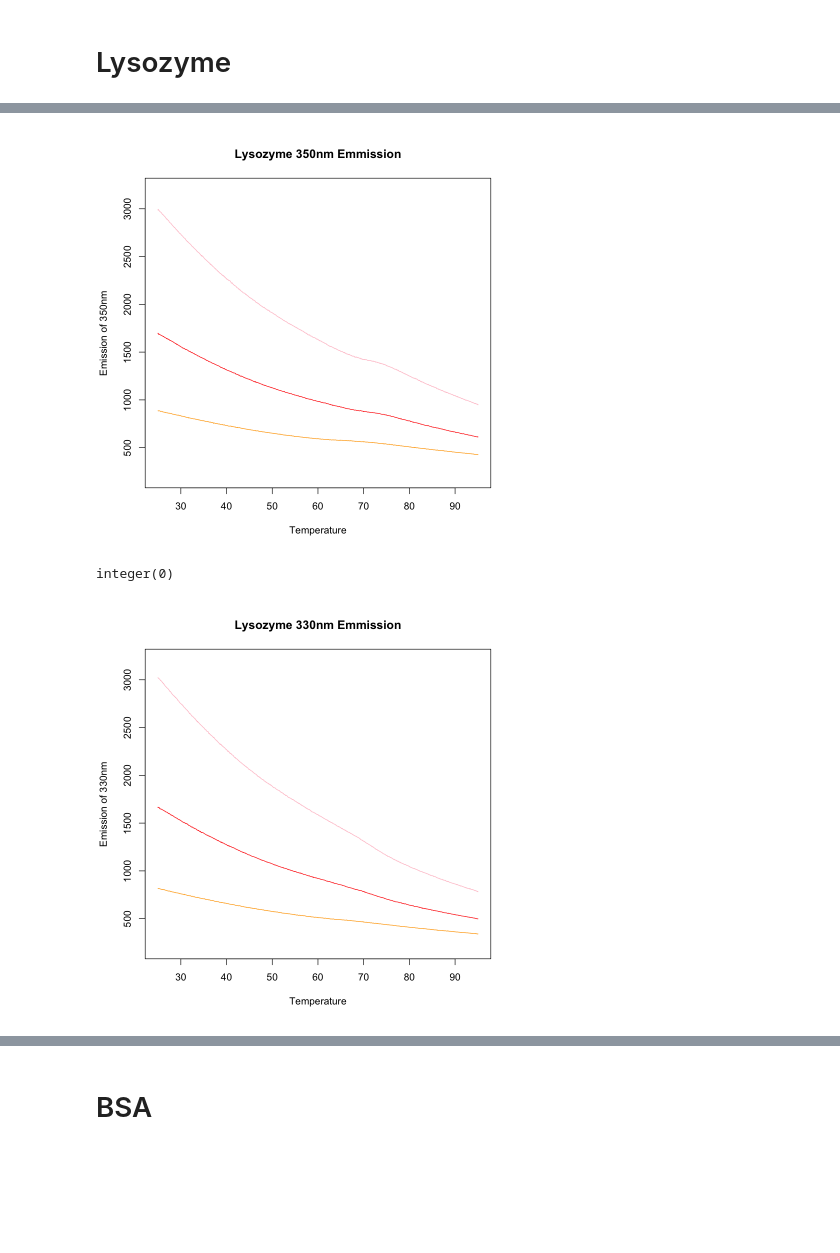
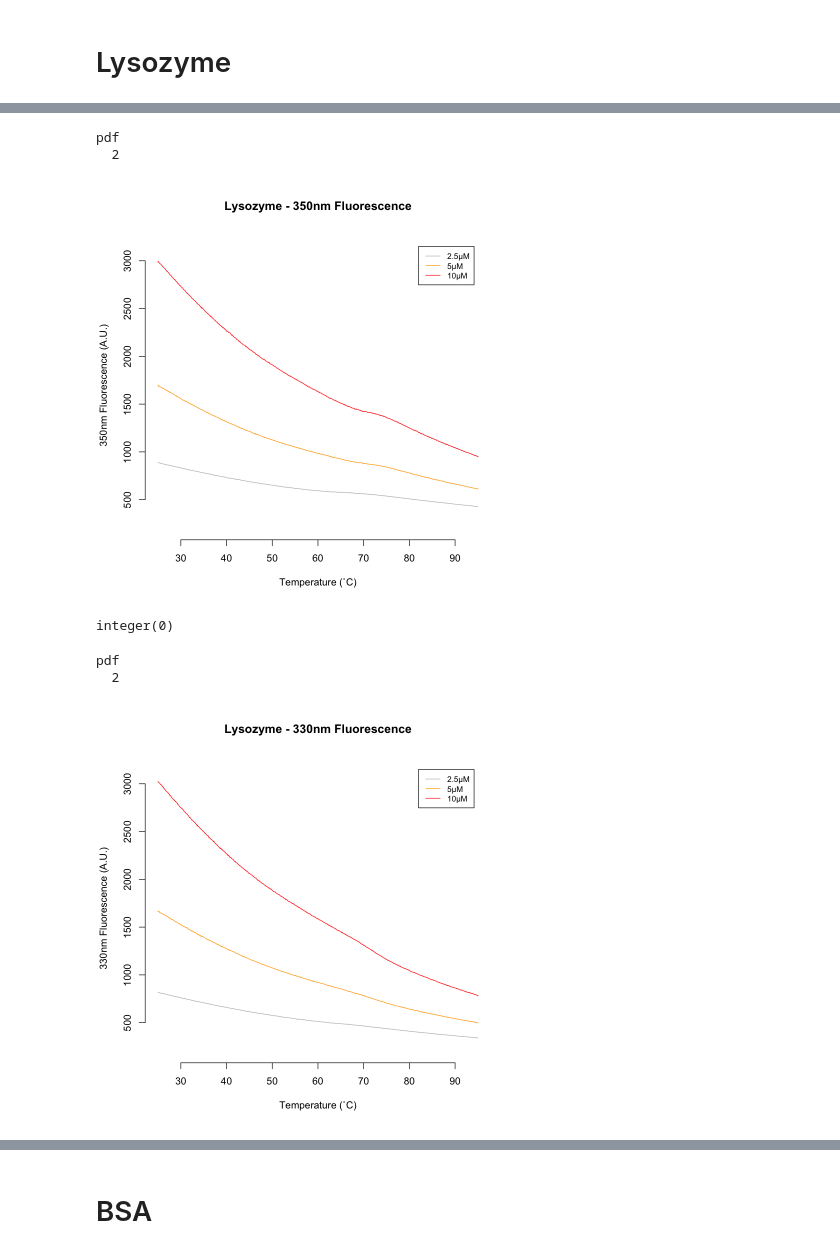
Before and after one commit to zrthxn/molbiolab, a Jupyter notebook: unfolding.ipynb, the cells around one changed output, grey strips where cells are left out. Drawn from its saved outputs; the diff is of its cells as text; code cells hidden in the pictures; blank space fills up the shorter version.

```diff
--- a/unfolding.ipynb
+++ b/unfolding.ipynb
@@ -40,26 +28,32 @@ lines(x = data$Temperature.for.Cap.36...C., y = data$Ratio.350.nm...330.nm.for.C
 # %%
-# Emission of 350nm
+theme = c("gray", "orange", "red")
 
-Eg1 <- plot(x = data$Temperature.for.Cap.34...C., y = data$X350.nm.for.Cap.34, col="orange",
+# Fluorescence of 350nm
+Eg1 <- plot(x = data$Temperature.for.Cap.34...C., y = data$X350.nm.for.Cap.34, col=theme[1],
      type = "l",
      ylim = c(200,3200),
-     xlab="Temperature", ylab="Emission of 350nm",
-     main="Lysozyme 350nm Emmission") +
-lines(x = data$Temperature.for.Cap.35...C., y = data$X350.nm.for.Cap.35, col="red") +
-lines(x = data$Temperature.for.Cap.36...C., y = data$X350.nm.for.Cap.36, col="pink")
+     xlab="Temperature (˚C)", ylab="350nm Fluorescence (A.U.)",
+     main="Lysozyme - 350nm Fluorescence", frame = FALSE) +
+lines(x = data$Temperature.for.Cap.35...C., y = data$X350.nm.for.Cap.35, col=theme[2]) +
+lines(x = data$Temperature.for.Cap.36...C., y = data$X350.nm.for.Cap.36, col=theme[3])
+legend(82, 3150, legend=c("2.5µM", "5µM", "10µM"), col=theme, lty=1, cex=0.8)
+dev.print(png, 'resources/unfolding_lys_350.png', width=500, height=500)
 
-# Emission of 330nm
-
-Eg2 <- plot(x = data$Temperature.for.Cap.34...C., y = data$X330.nm.for.Cap.34, col="orange",
+# Fluorescence of 330nm
+plot(x = data$Temperature.for.Cap.34...C., y = data$X330.nm.for.Cap.34, col=theme[1],
      type = "l",
      ylim = c(200,3200),
-     xlab="Temperature", ylab="Emission of 330nm",
-     main="Lysozyme 330nm Emmission") +
-lines(x = data$Temperature.for.Cap.35...C., y = data$X330.nm.for.Cap.35, col="red") +
-lines(x = data$Temperature.for.Cap.36...C., y = data$X330.nm.for.Cap.36, col="pink")
-
-Eg1 + Eg2
+     xlab="Temperature (˚C)", ylab="330nm Fluorescence (A.U.)",
+     main="Lysozyme - 330nm Fluorescence", frame = FALSE) +
+lines(x = data$Temperature.for.Cap.35...C., y = data$X330.nm.for.Cap.35, col=theme[2]) +
+lines(x = data$Temperature.for.Cap.36...C., y = data$X330.nm.for.Cap.36, col=theme[3])
+legend(82, 3150, legend=c("2.5µM", "5µM", "10µM"), col=theme, lty=1, cex=0.8)
+dev.print(png, 'resources/unfolding_lys_330.png', width=500, height=500)
 # %% [output]
+pdf
+  2
-[figure, old version]
+[figure, new version]
-integer(0)
+integer(0)
+pdf
+  2
-[figure, old version]
+[figure, new version]
```
Also changed, not shown: parts of 11 cells of this notebook, 18 other files.
